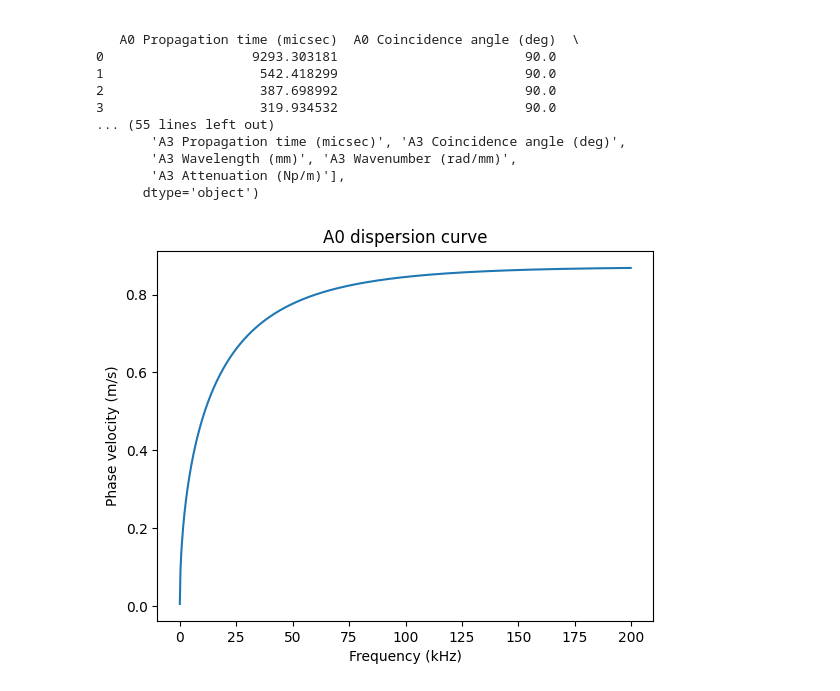
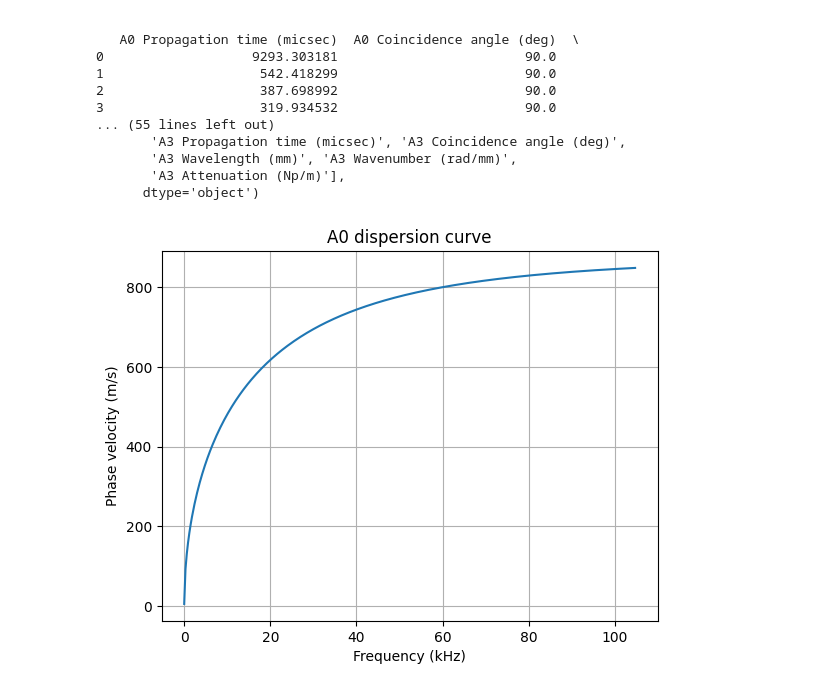
Before and after one commit to armercier/Hybrid-OED, a Jupyter notebook: src/scripts/dispersion_reader.ipynb, the cells around one changed output. Cells and saved outputs as stored; diff of their text form; code cells hidden in the pictures.

```diff
--- a/src/scripts/dispersion_reader.ipynb
+++ b/src/scripts/dispersion_reader.ipynb
@@ -42,17 +42,18 @@ f_A0 = f_A0[mask]
 c_A0 = c_A0[mask]
 # %%
 # f_A0 = f_A0 * 1e3        # kHz → Hz
-# c_A0 = c_A0 * 1e3        # m/ms → m/s
+c_A0 = c_A0 * 1e3        # m/ms → m/s
 # %%
 # k_A0 = df["A0 Wavenumber (rad/mm)"].values
 # k_A0 = k_A0 * 1e3        # rad/mm → rad/m
 # %%
 import matplotlib.pyplot as plt
 
-plt.plot(f_A0, c_A0)
+plt.plot(f_A0[:350], c_A0[:350])
 plt.xlabel("Frequency (kHz)")
 plt.ylabel("Phase velocity (m/s)")
 plt.title("A0 dispersion curve")
+plt.grid()
 plt.show()
 # %% [output]
-[figure, old version]
+[figure, new version]
```
Also changed, not shown: parts of 1 cell of this notebook, 2 other files.
